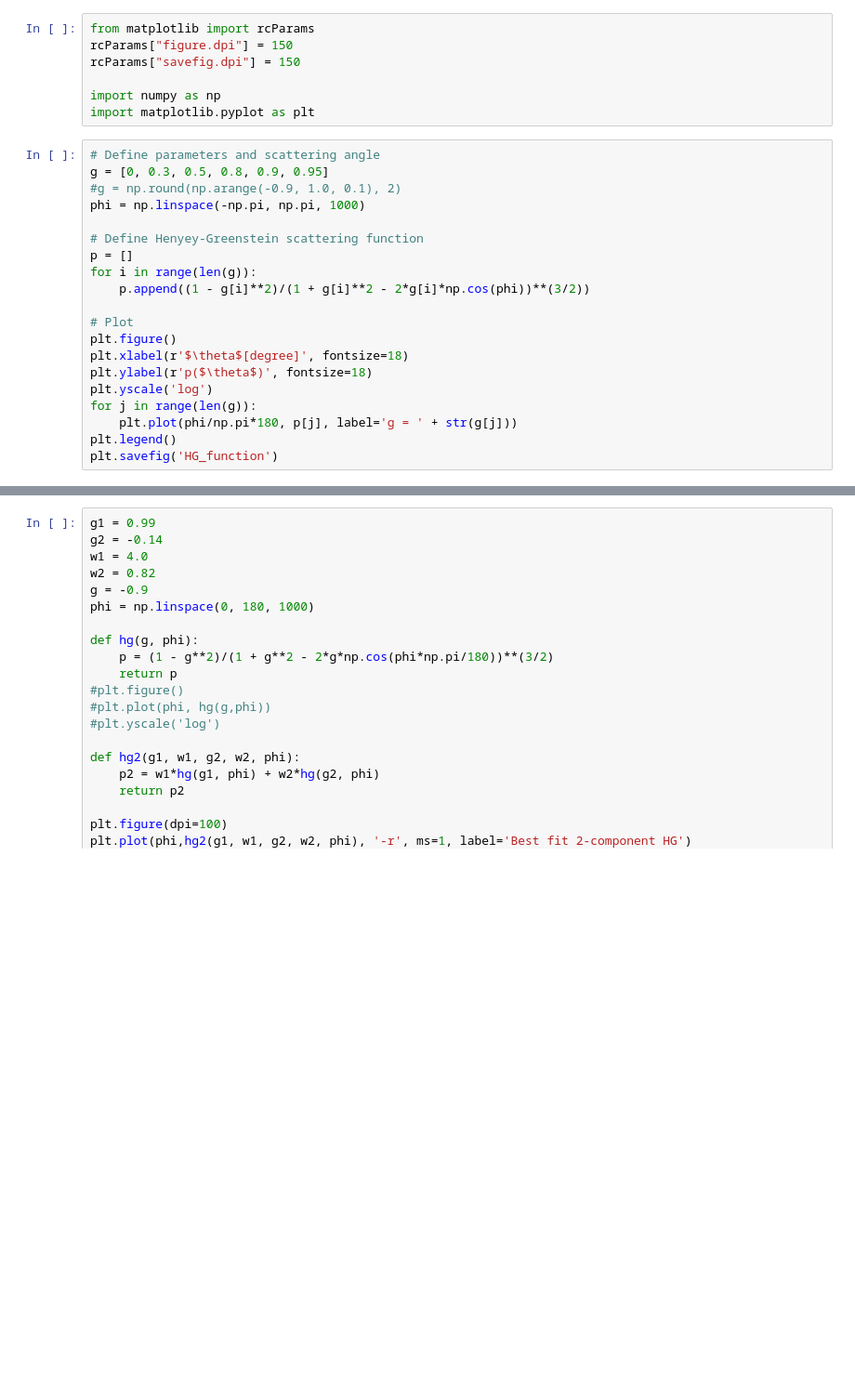
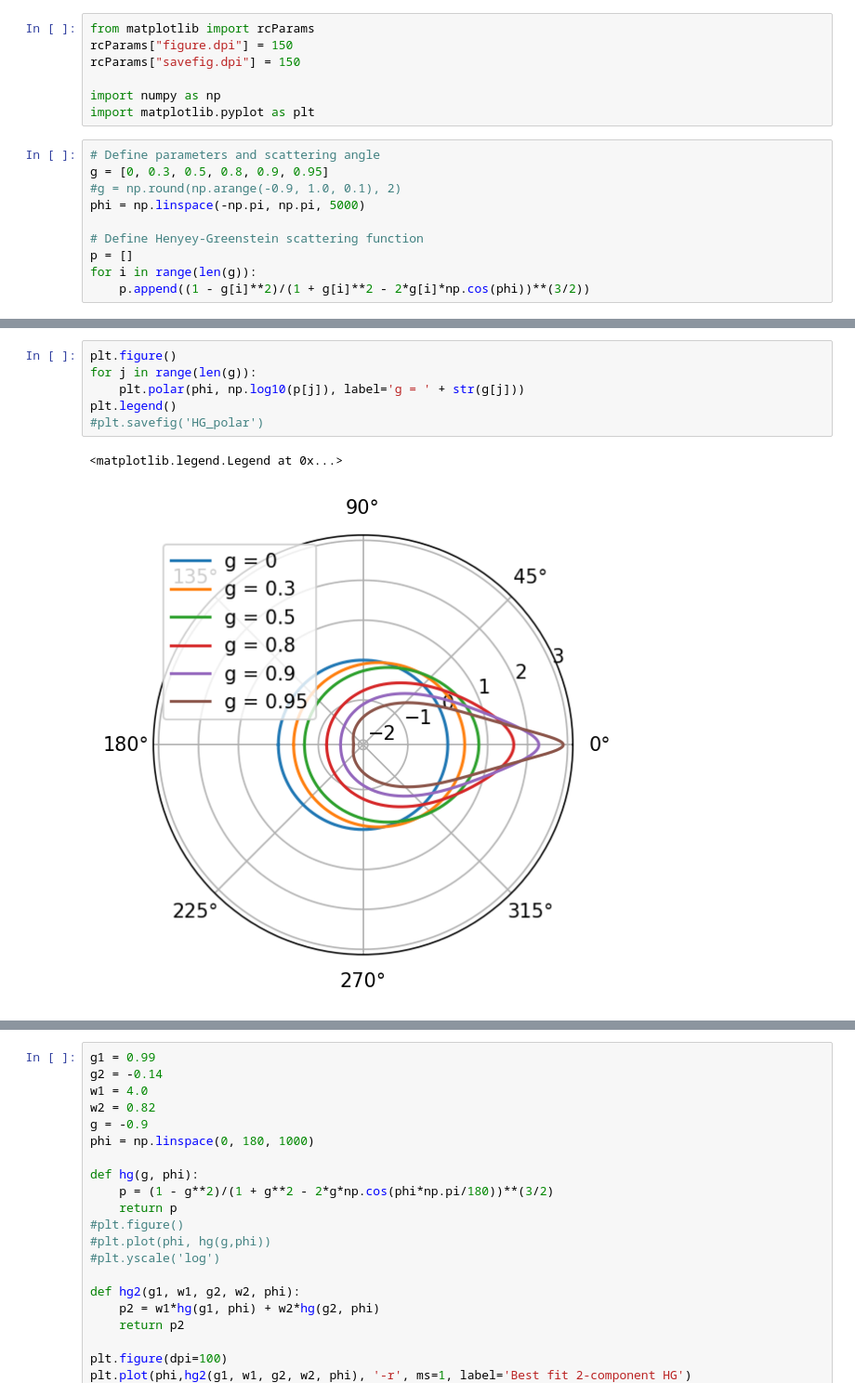
Before and after one commit to ruoyanwangdr/Cataloging-and-Visualizing-Cradles-of-Planet-Formation, a Jupyter notebook: diskmodel/Henyey-Greenstein scattering function.ipynb, the cells around one changed output, grey strips where cells are left out. Shown at 93% size. Drawn from its saved outputs; the diff is of its cells as text; blank space fills up the shorter version.

Commit message:
Plot polar HG and age correlation

```diff
--- a/diskmodel/Henyey-Greenstein scattering function.ipynb
+++ b/diskmodel/Henyey-Greenstein scattering function.ipynb
@@ -9,19 +9,9 @@ import matplotlib.pyplot as plt
 # Define parameters and scattering angle
 g = [0, 0.3, 0.5, 0.8, 0.9, 0.95]
 #g = np.round(np.arange(-0.9, 1.0, 0.1), 2)
-phi = np.linspace(-np.pi, np.pi, 1000)
+phi = np.linspace(-np.pi, np.pi, 5000)
 
 # Define Henyey-Greenstein scattering function
 p = []
 for i in range(len(g)):
     p.append((1 - g[i]**2)/(1 + g[i]**2 - 2*g[i]*np.cos(phi))**(3/2))
-
-# Plot
-plt.figure()
-plt.xlabel(r'$\theta$[degree]', fontsize=18)
-plt.ylabel(r'p($\theta$)', fontsize=18)
-plt.yscale('log')
-for j in range(len(g)):
-    plt.plot(phi/np.pi*180, p[j], label='g = ' + str(g[j]))
-plt.legend()
-plt.savefig('HG_function')
@@ -29,0 +31,9 @@ plt.savefig('HG_function')
+# %%
+plt.figure()
+for j in range(len(g)):
+    plt.polar(phi, np.log10(p[j]), label='g = ' + str(g[j]))
+plt.legend()
+#plt.savefig('HG_polar')
+# %% [output]
+<matplotlib.legend.Legend at 0x...>
+[figure, added]
```
Also changed, not shown: parts of 3 cells of this notebook, 1 other file.
